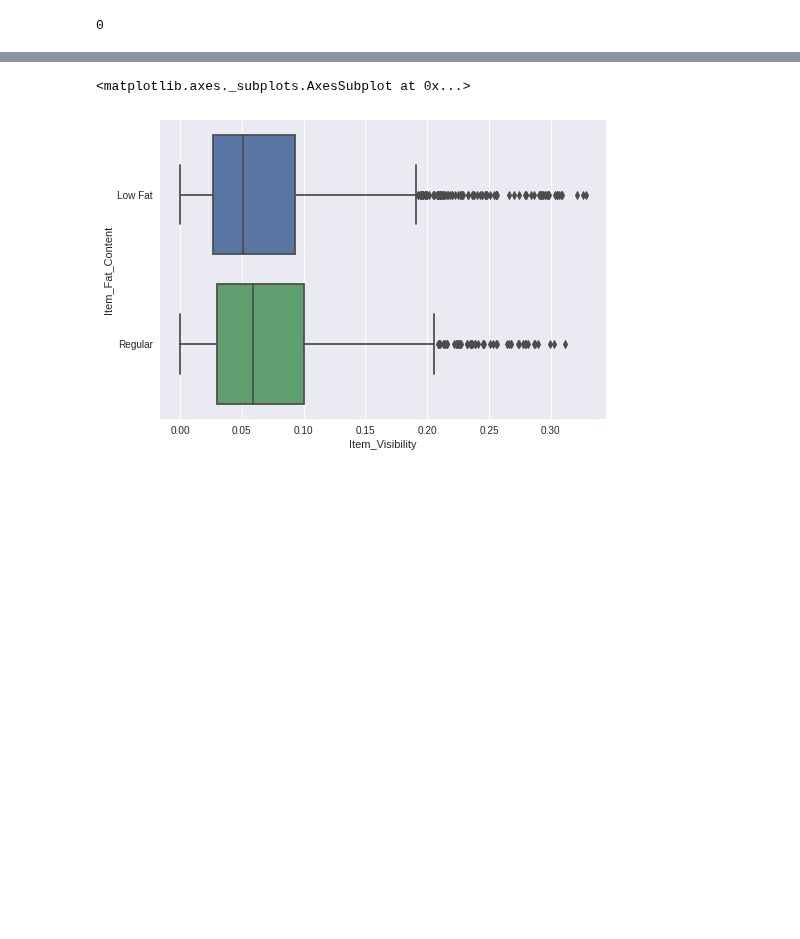
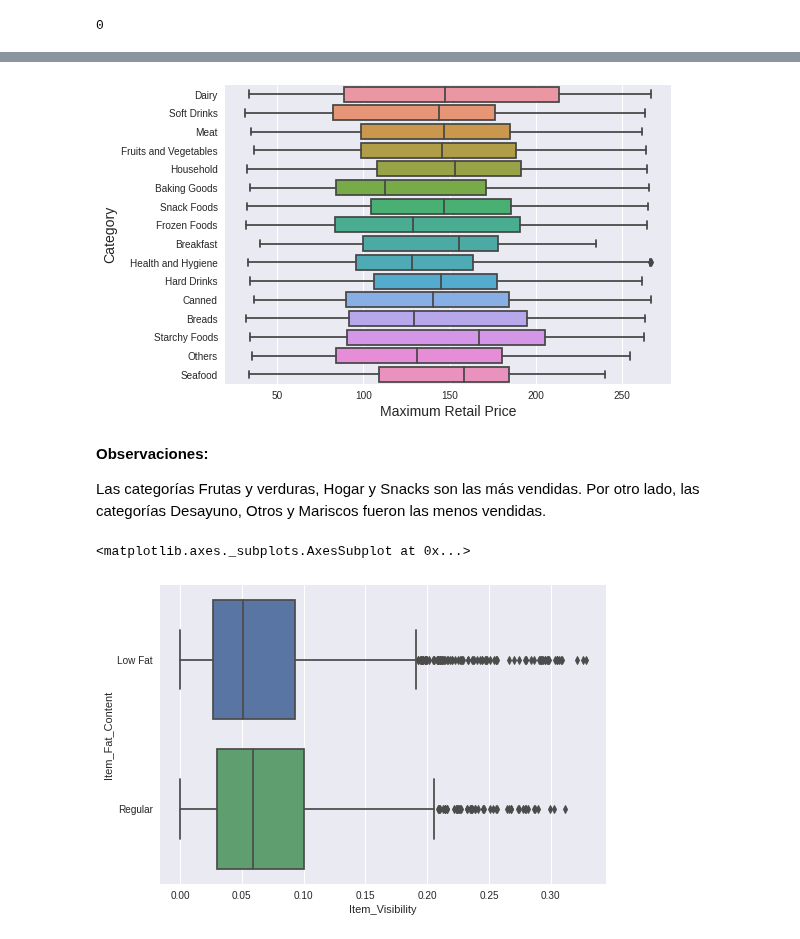
Before and after one commit to MaicolFranco/Sales_Predictions, a Jupyter notebook: Food_Predictions.ipynb, the cells around one changed output, grey strips where cells are left out. Drawn from its saved outputs; the diff is of its cells as text; code cells hidden in the pictures; blank space fills up the shorter version.

```diff
--- a/Food_Predictions.ipynb
+++ b/Food_Predictions.ipynb
@@ -210,3 +307,14 @@ Index(['Item_Identifier', 'Item_Fat_Content', 'Item_Visibility', 'Item_Type',
+# %%
+sns.boxplot(x='Item_MRP', y='Item_Type', data=df)
+plt.ylabel("Category", fontsize=14)
+plt.xlabel("Maximum Retail Price", fontsize=14)
+plt.show()
+# %% [output]
+[figure, added]
+# %% [markdown]
+**Observaciones:**
+
+Las categorías Frutas y verduras, Hogar y Snacks son las más vendidas. Por otro lado, las categorías Desayuno, Otros y Mariscos fueron las menos vendidas.
 # %%
 sns.boxplot(x='Item_Visibility', y='Item_Fat_Content', data=df)
 # %% [output]
```
Also changed, not shown: parts of 53 cells of this notebook.
